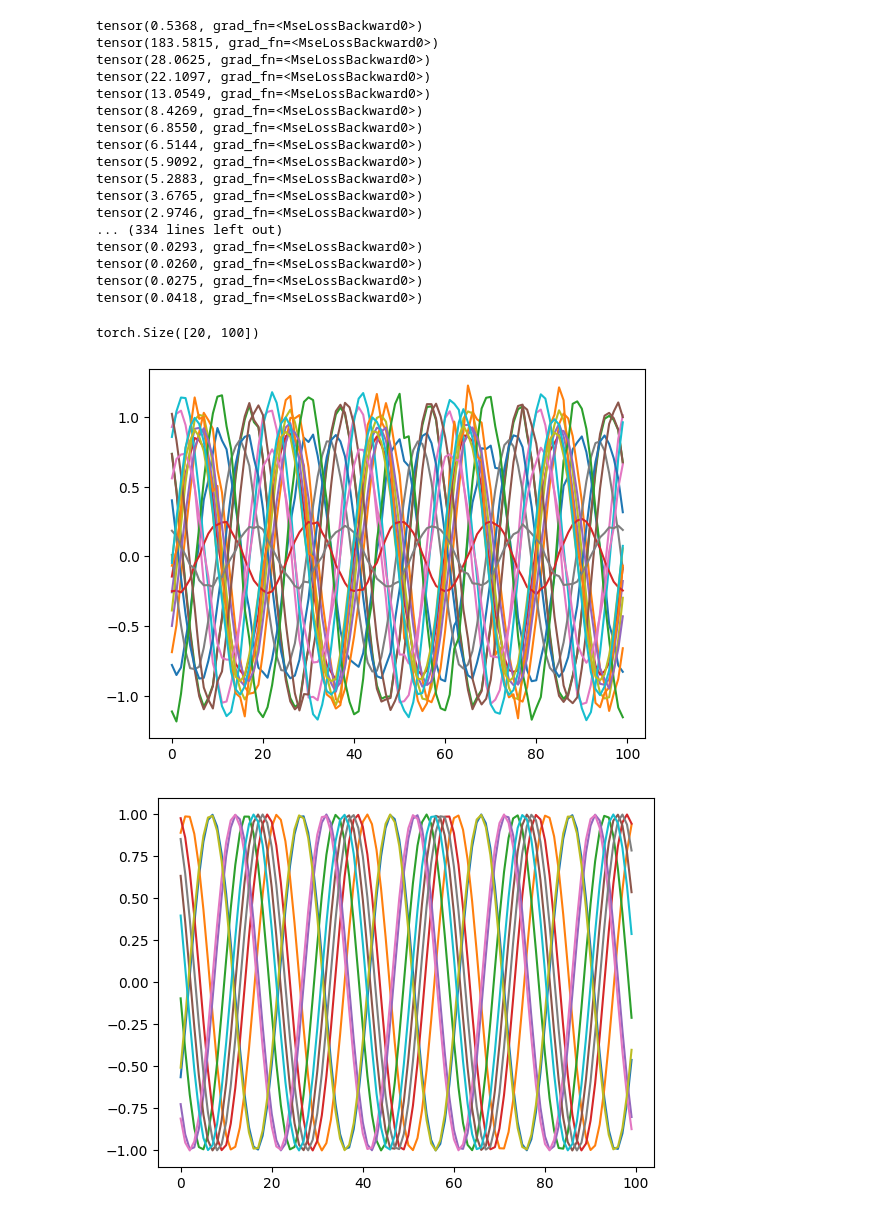
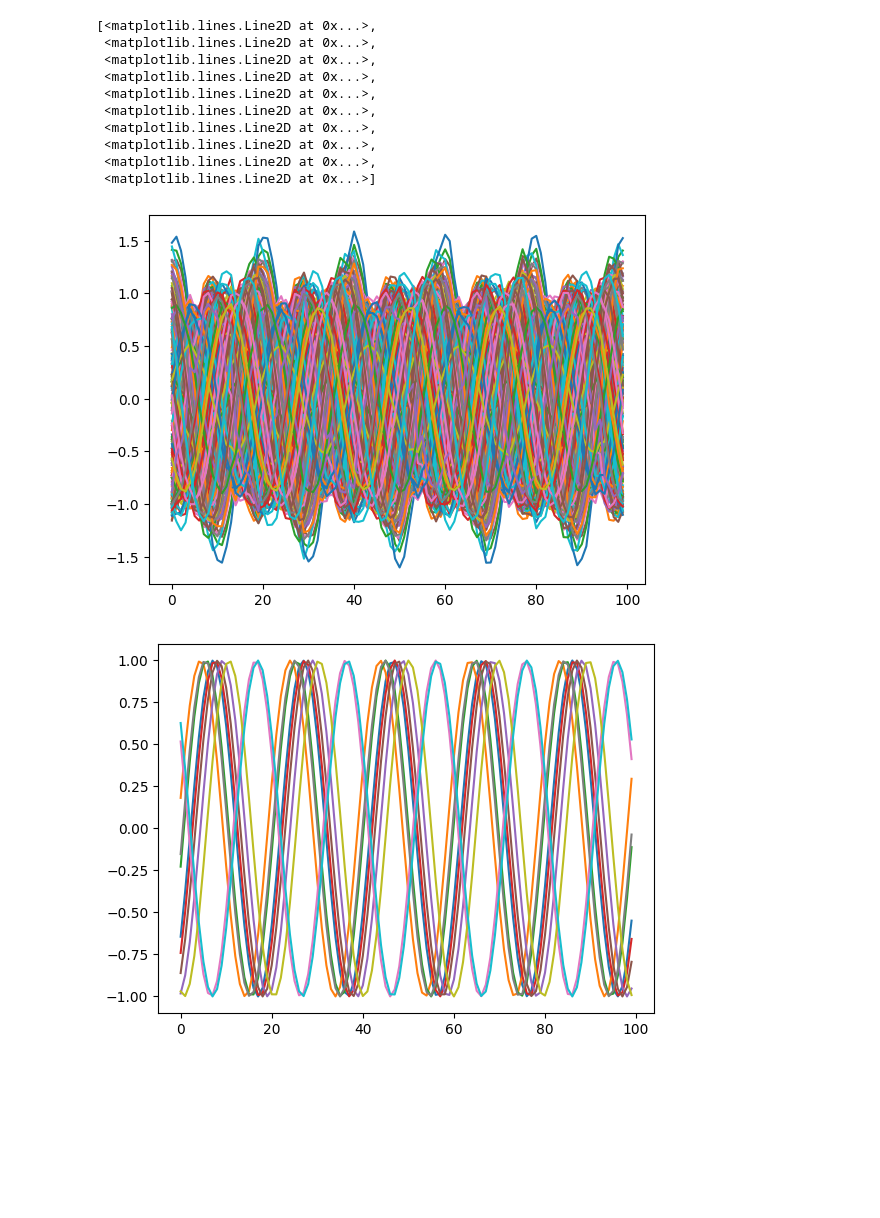
Before and after one commit to EPFL-LCN/pub-sourmpis2023-neurips, a Jupyter notebook: trial_matching_loss_demo.ipynb, the cells around one changed output. Drawn from its saved outputs; the diff is of its cells as text; code cells hidden in the pictures; blank space fills up the shorter version.

```diff
--- a/trial_matching_loss_demo.ipynb
+++ b/trial_matching_loss_demo.ipynb
@@ -1,61 +1,54 @@
 # %%
 import torch
 import torch.nn as nn
-from infopath.losses import population_average_loss
+from infopath.losses import hard_trial_matching_loss
 import matplotlib.pyplot as plt
 from geomloss import SamplesLoss
+from tqdm import tqdm
 
 # The dataset
 T = 100
 K = 200
 t = torch.arange(T)
 data = torch.zeros(K, T)
 for i, phi in enumerate(torch.arange(K)/K*360):
     data[i] = torch.cos(2*3.14*100*t + phi)
 
 # The model
 mlp = nn.Sequential(nn.Linear(10, 1000), nn.ReLU(), nn.Linear(1000, T))
 optimizer = torch.optim.Adam(mlp.parameters(), lr=0.1, weight_decay=0.)
 sink_loss = SamplesLoss(loss="sinkhorn", p=1, blur=0.01)
 
 # The training
-epochs = 350
-for i in range(epochs):
+epochs = 500
+pbar = tqdm(range(epochs))
+for i in pbar:
     inp = torch.randn(200, 10)
     out = mlp(inp)
-    loss = population_average_loss(data, out)
+    loss = hard_trial_matching_loss(data, out)
     # loss = sink_loss(data, out)
     loss.backward()
-    print(loss)
     optimizer.step()
     mlp.zero_grad()
+    pbar.set_postfix_str(f"loss {loss.item():.4f}")
 
 # Visualization
-inp = torch.randn(20, 10)
+inp = torch.randn(200, 10)
 out = mlp(inp)
 plt.figure()
 plt.plot(out.cpu().detach().T)
 plt.figure()
-plt.plot(data.cpu().detach()[torch.randint(200, size=(10,))].T)
-out.shape
+plt.plot(data.cpu().detach()[torch.randint(K, size=(10,))].T)
 # %% [output]
-tensor(0.5368, grad_fn=<MseLossBackward0>)
-tensor(183.5815, grad_fn=<MseLossBackward0>)
-tensor(28.0625, grad_fn=<MseLossBackward0>)
-tensor(22.1097, grad_fn=<MseLossBackward0>)
-tensor(13.0549, grad_fn=<MseLossBackward0>)
-tensor(8.4269, grad_fn=<MseLossBackward0>)
-tensor(6.8550, grad_fn=<MseLossBackward0>)
-tensor(6.5144, grad_fn=<MseLossBackward0>)
-tensor(5.9092, grad_fn=<MseLossBackward0>)
-tensor(5.2883, grad_fn=<MseLossBackward0>)
-tensor(3.6765, grad_fn=<MseLossBackward0>)
-tensor(2.9746, grad_fn=<MseLossBackward0>)
-... (334 lines left out)
-tensor(0.0293, grad_fn=<MseLossBackward0>)
-tensor(0.0260, grad_fn=<MseLossBackward0>)
-tensor(0.0275, grad_fn=<MseLossBackward0>)
-tensor(0.0418, grad_fn=<MseLossBackward0>)
+[<matplotlib.lines.Line2D at 0x...>,
+ <matplotlib.lines.Line2D at 0x...>,
+ <matplotlib.lines.Line2D at 0x...>,
+ <matplotlib.lines.Line2D at 0x...>,
+ <matplotlib.lines.Line2D at 0x...>,
+ <matplotlib.lines.Line2D at 0x...>,
+ <matplotlib.lines.Line2D at 0x...>,
+ <matplotlib.lines.Line2D at 0x...>,
+ <matplotlib.lines.Line2D at 0x...>,
+ <matplotlib.lines.Line2D at 0x...>]
-torch.Size([20, 100])
-[figure, old version]
+[figure, new version]
-[figure, old version]
+[figure, new version]
```
Also changed, not shown: parts of 1 cell of this notebook, 8 other files.
